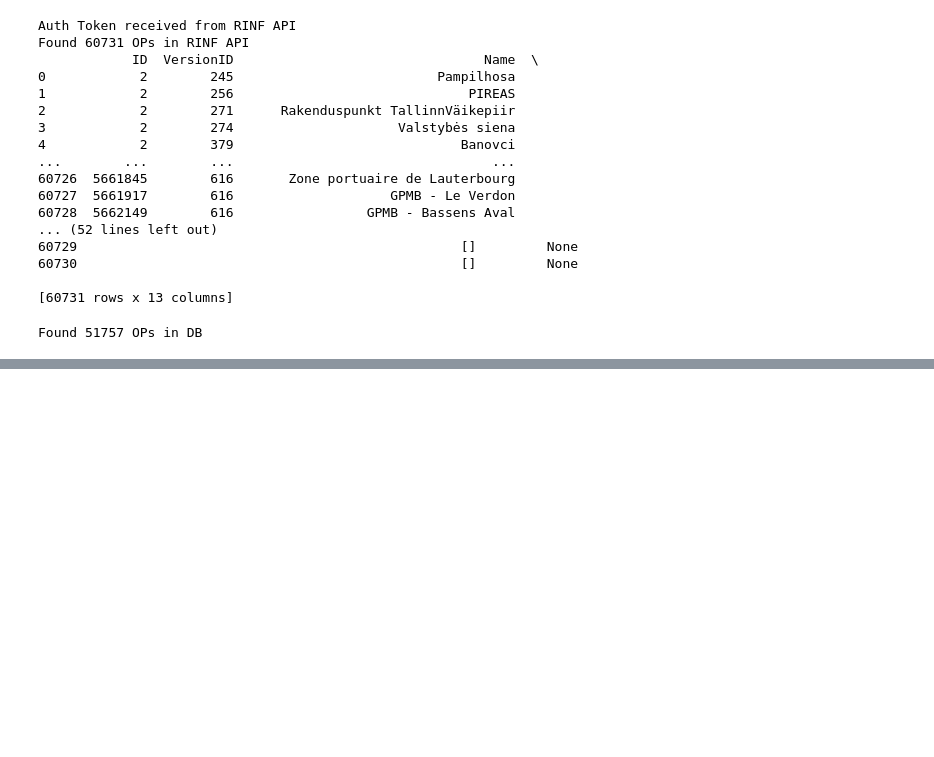
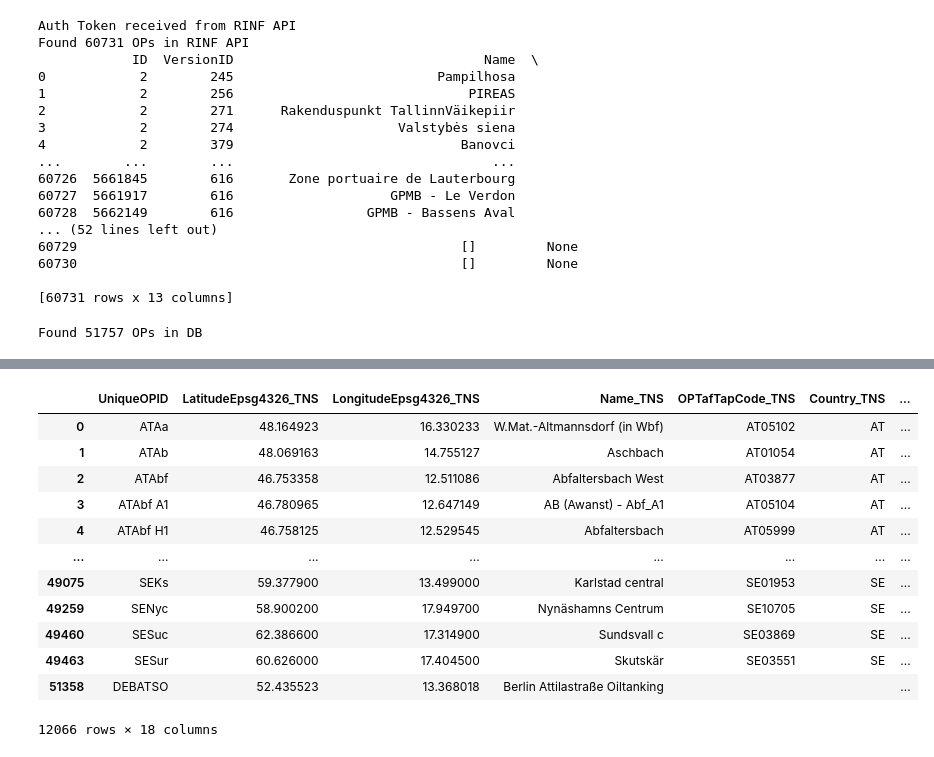
Before and after one commit to cmaart/cmaart.github.io, a Jupyter notebook: rinf-differences-report.ipynb, the cells around one changed output, grey strips where cells are left out. Cells and saved outputs as stored; diff of their text form; code cells hidden in the pictures; blank space fills up the shorter version.

```diff
--- a/rinf-differences-report.ipynb
+++ b/rinf-differences-report.ipynb
@@ -188,6 +207,55 @@ op_tns_harmonized['IsCurrentlyValid'] = op_tns_harmonized.apply(lambda x: 'No va
 # Filter data for current valid OPs only (maybe invalidated ones still are interesting?)
 
 # op_rinf_harmonized = op_rinf_harmonized[op_rinf_harmonized["IsCurrentlyValid"].isin(['Valid', 'No validity'])]
+# %%
+# display(op_rinf_harmonized[op_rinf_harmonized.groupby(['UniqueOPID', 'IsCurrentlyValid'])['UniqueOPID'].transform('size') > 1].sort_values('UniqueOPID'))
+
+# op_rinf_harmonized[op_rinf_harmonized.sort_values(['UniqueOPID', 'IsCurrentlyValid']).duplicated(subset=['UniqueOPID'], keep='last')].sort_values('UniqueOPID')
+
+# display(op_rinf_harmonized[op_rinf_harmonized.UniqueOPID.eq('EU00001')])
+
+# display(op_rinf_harmonized(op_rinf_harmonized[op_rinf_harmonized.groupby(['UniqueOPID', 'IsCurrentlyValid'])['UniqueOPID'].transform('size') > 1]))
+
+unique_ops_rinf_preffered_valids = op_rinf_harmonized.sort_values(['UniqueOPID', 'IsCurrentlyValid']).drop_duplicates(['UniqueOPID'], keep='last')
+
+# display(unique_ops_rinf_preffered_valids)
+# display(op_tns_harmonized)
+
+merged_ops = op_tns_harmonized.merge(unique_ops_rinf_preffered_valids, on='UniqueOPID', how='inner',suffixes=['_TNS', '_RINF'])
+# display(merged_ops)
+
+merged_ops = merged_ops[merged_ops.apply(lambda x:
+    x.LatitudeEpsg4326_TNS != x.LatitudeEpsg4326_RINF
+    or x.LongitudeEpsg4326_TNS != x.LongitudeEpsg4326_RINF
+    or x.Name_TNS != x.Name_RINF
+    or x.OPTafTapCode_TNS != x.OPTafTapCode_RINF
+    # or x.Country_TNS != x.Country_RINF # TODO: Fix country to make it compareable (AT <-> Austria)
+    or x.ValidityDateStart_TNS != x.ValidityDateStart_RINF
+    or x.ValidityDateEnd_TNS != x.ValidityDateEnd_RINF
+    or x.IsCurrentlyValid_TNS != x.IsCurrentlyValid_RINF
+    , axis=1)]
+
+
+# display(op_tns_harmonized.set_index('UniqueOPID').index.intersection(unique_ops_rinf_preffered_valids.set_index('UniqueOPID').index))
+# display(op_tns_harmonized.reset_index(drop=True))
+# display(unique_ops_rinf_preffered_valids.reset_index(drop=True))
+# display(op_tns_harmonized.reset_index(drop=True).index.intersection(unique_ops_rinf_preffered_valids.reset_index(drop=True).index))
+# %%
+merged_ops
+# %% [output]
+|  | UniqueOPID | LatitudeEpsg4326_TNS | LongitudeEpsg4326_TNS | Name_TNS | OPTafTapCode_TNS | Country_TNS | ... |
+| 0 | ATAa | 48.164923 | 16.330233 | W.Mat.-Altmannsdorf (in Wbf) | AT05102 | AT | ... |
+| 1 | ATAb | 48.069163 | 14.755127 | Aschbach | AT01054 | AT | ... |
+| 2 | ATAbf | 46.753358 | 12.511086 | Abfaltersbach West | AT03877 | AT | ... |
+| 3 | ATAbf A1 | 46.780965 | 12.647149 | AB (Awanst) - Abf_A1 | AT05104 | AT | ... |
+| 4 | ATAbf H1 | 46.758125 | 12.529545 | Abfaltersbach | AT05999 | AT | ... |
+| ... | ... | ... | ... | ... | ... | ... | ... |
+| 49075 | SEKs | 59.377900 | 13.499000 | Karlstad central | SE01953 | SE | ... |
+| 49259 | SENyc | 58.900200 | 17.949700 | Nynäshamns Centrum | SE10705 | SE | ... |
+| 49460 | SESuc | 62.386600 | 17.314900 | Sundsvall c | SE03869 | SE | ... |
+| 49463 | SESur | 60.626000 | 17.404500 | Skutskär | SE03551 | SE | ... |
+| 51358 | DEBATSO | 52.435523 | 13.368018 | Berlin Attilastraße Oiltanking |  |  | ... |
+12066 rows × 18 columns
 # %%
 # Create HTML report
 
```
Also changed, not shown: parts of 5 cells of this notebook.
